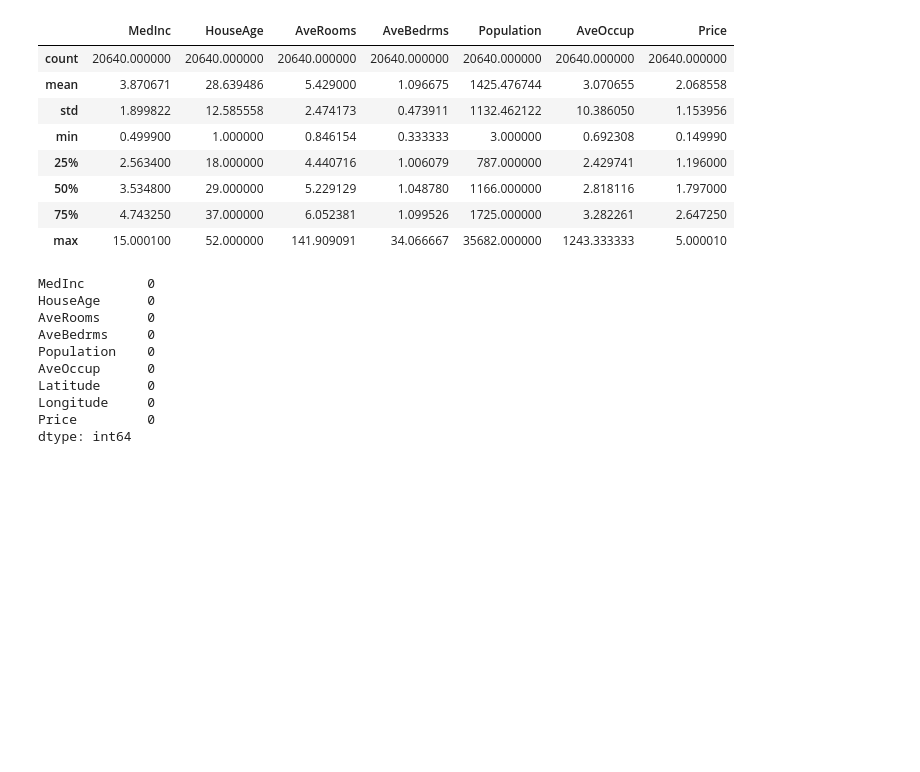
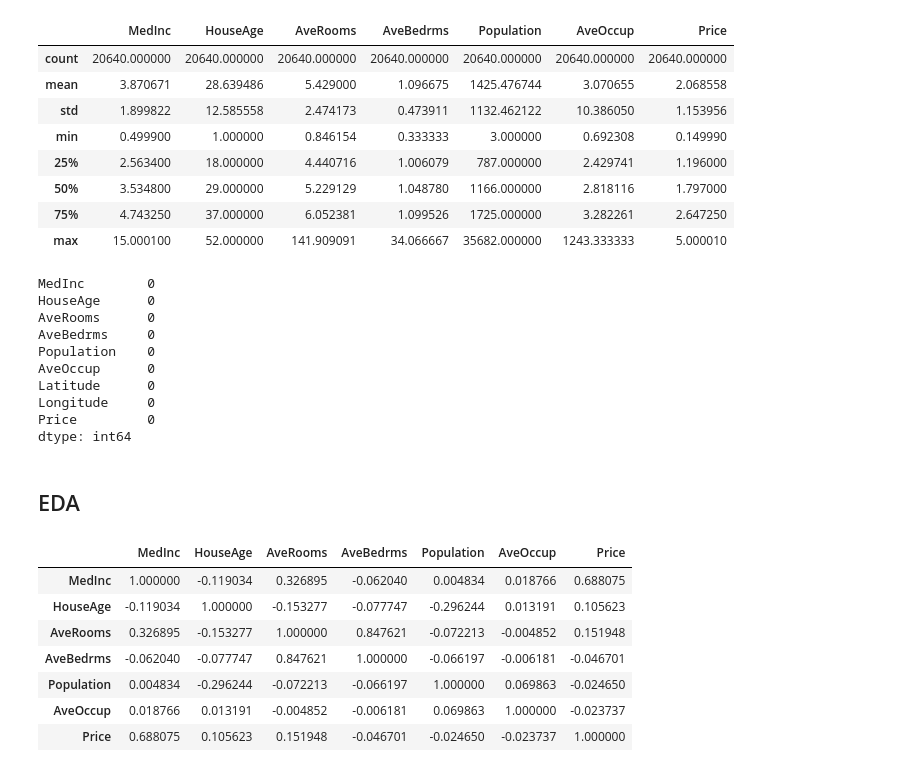
Before and after one commit to haricharnbytes/housing_marketing_analysis, a Jupyter notebook: california.ipynb, the cells around one changed output. Drawn from its saved outputs; the diff is of its cells as text; code cells hidden in the pictures; blank space fills up the shorter version.

```diff
--- a/california.ipynb
+++ b/california.ipynb
@@ -98,3 +98,16 @@ Latitude      0
 Longitude     0
 Price         0
 dtype: int64
+# %% [markdown]
+## EDA
+# %%
+housing.loc[:,['MedInc', 'HouseAge', 'AveRooms', 'AveBedrms', 'Population', 'AveOccup', 'Price']].corr()
+# %% [output]
+|  | MedInc | HouseAge | AveRooms | AveBedrms | Population | AveOccup | Price |
+| MedInc | 1.000000 | -0.119034 | 0.326895 | -0.062040 | 0.004834 | 0.018766 | 0.688075 |
+| HouseAge | -0.119034 | 1.000000 | -0.153277 | -0.077747 | -0.296244 | 0.013191 | 0.105623 |
+| AveRooms | 0.326895 | -0.153277 | 1.000000 | 0.847621 | -0.072213 | -0.004852 | 0.151948 |
+| AveBedrms | -0.062040 | -0.077747 | 0.847621 | 1.000000 | -0.066197 | -0.006181 | -0.046701 |
+| Population | 0.004834 | -0.296244 | -0.072213 | -0.066197 | 1.000000 | 0.069863 | -0.024650 |
+| AveOccup | 0.018766 | 0.013191 | -0.004852 | -0.006181 | 0.069863 | 1.000000 | -0.023737 |
+| Price | 0.688075 | 0.105623 | 0.151948 | -0.046701 | -0.024650 | -0.023737 | 1.000000 |
```
Also changed, not shown: parts of 11 cells of this notebook.
